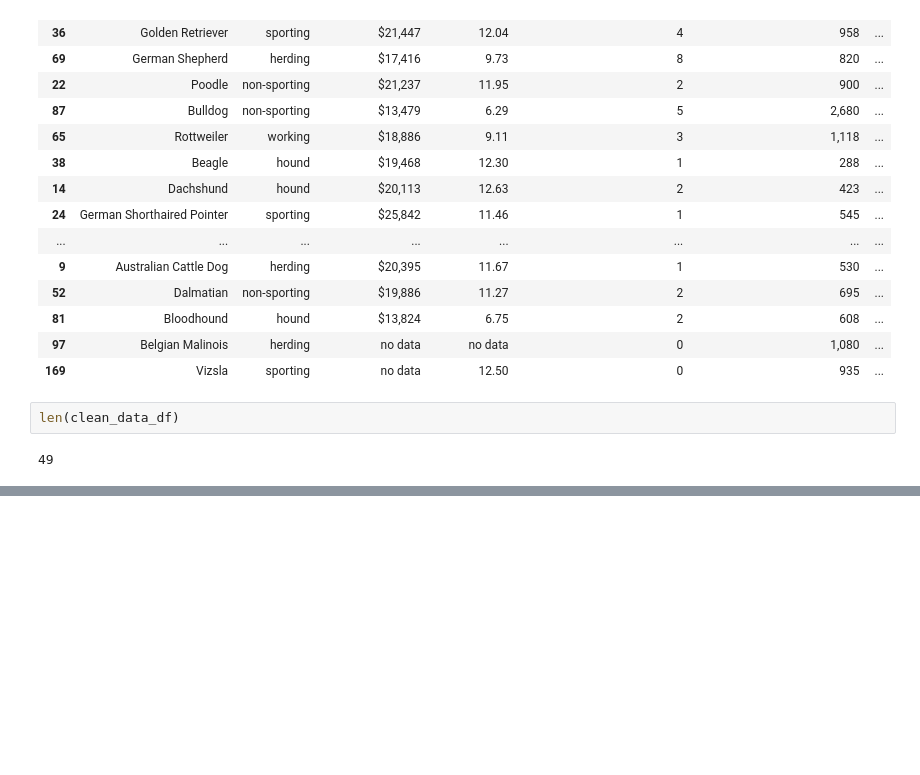
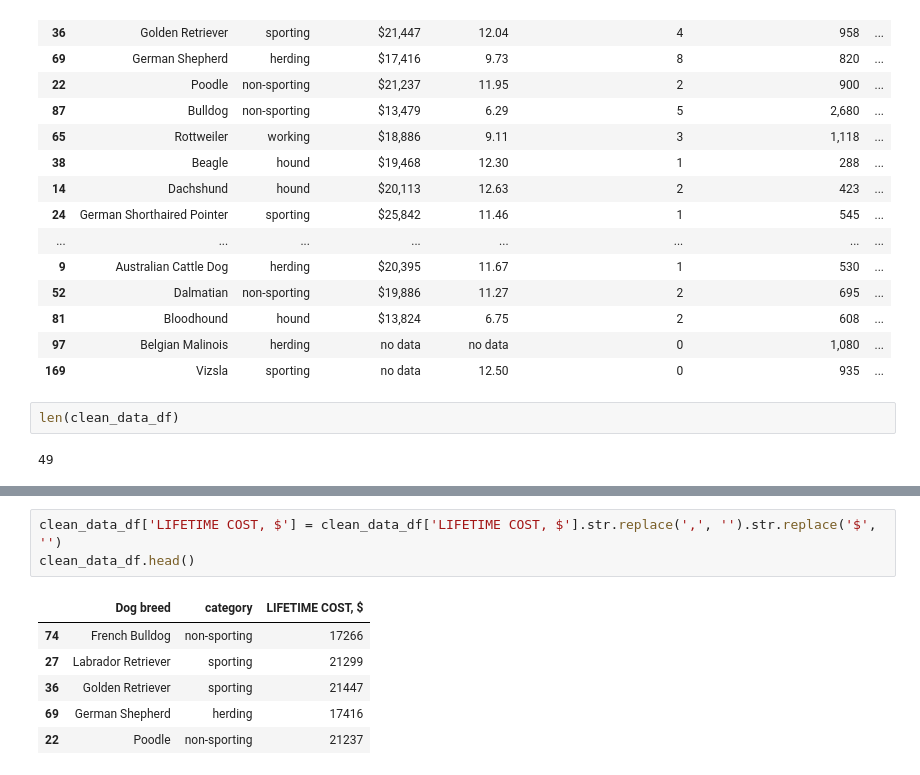
Before and after one commit to wingtungl/dog_project, a Jupyter notebook: Project_4_datacleaning.ipynb, the cells around one changed output, grey strips where cells are left out. Saved outputs shown, nothing was run; the diff lists cells and outputs as text; blank space fills up the shorter version.

```diff
--- a/Project_4_datacleaning.ipynb
+++ b/Project_4_datacleaning.ipynb
@@ -260,0 +182,10 @@ clean_data_df
+# %%
+clean_data_df['LIFETIME COST, $'] = clean_data_df['LIFETIME COST, $'].str.replace(',', '').str.replace('$', '')
+clean_data_df.head()
+# %% [output]
+|  | Dog breed | category | LIFETIME COST, $ |
+| 74 | French Bulldog | non-sporting | 17266 |
+| 27 | Labrador Retriever | sporting | 21299 |
+| 36 | Golden Retriever | sporting | 21447 |
+| 69 | German Shepherd | herding | 17416 |
+| 22 | Poodle | non-sporting | 21237 |
```
Also changed, not shown: parts of 23 cells of this notebook, 1 other file.
